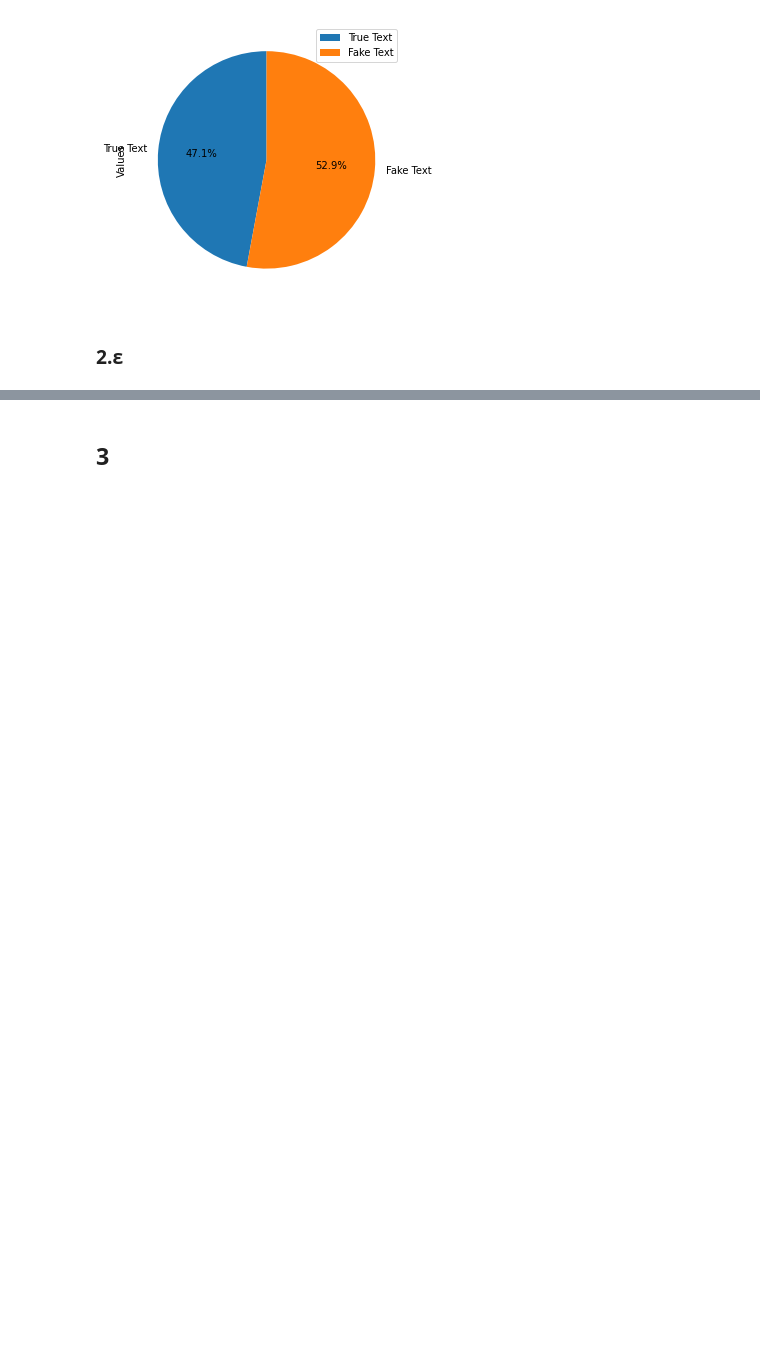
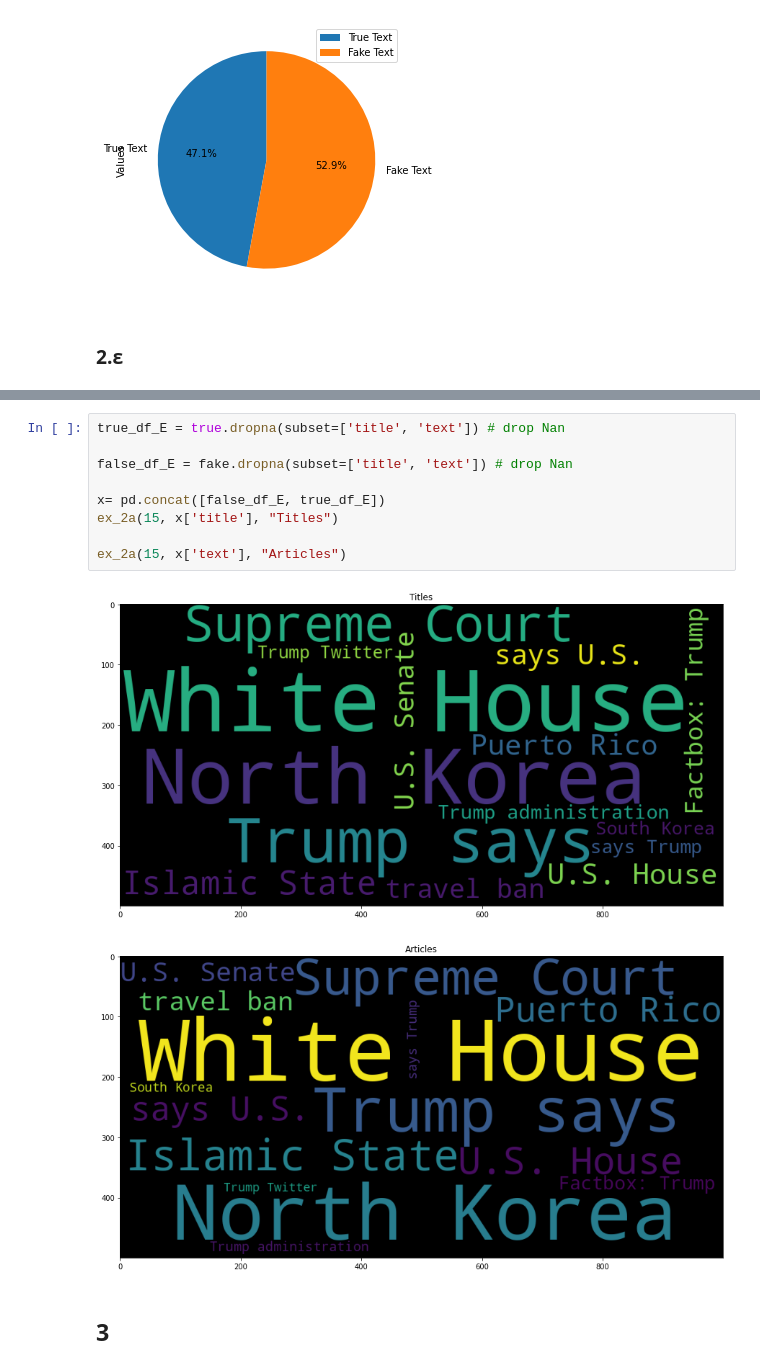
Before and after one commit to Uni-2018-n/tede_2, a Jupyter notebook: main.ipynb, the cells around one changed output, grey strips where cells are left out. Saved outputs shown, nothing was run; the diff lists cells and outputs as text; blank space fills up the shorter version.

```diff
--- a/main.ipynb
+++ b/main.ipynb
@@ -211,3 +223,15 @@ Text
+# %%
+true_df_E = true.dropna(subset=['title', 'text']) # drop Nan
+
+false_df_E = fake.dropna(subset=['title', 'text']) # drop Nan
+
+x= pd.concat([false_df_E, true_df_E])
+ex_2a(15, x['title'], "Titles")
+
+ex_2a(15, x['text'], "Articles")
+# %% [output]
+[figure, added]
+[figure, added]
 # %% [markdown]
 ## 3
 # %%
```
Also changed, not shown: parts of 6 cells of this notebook.
